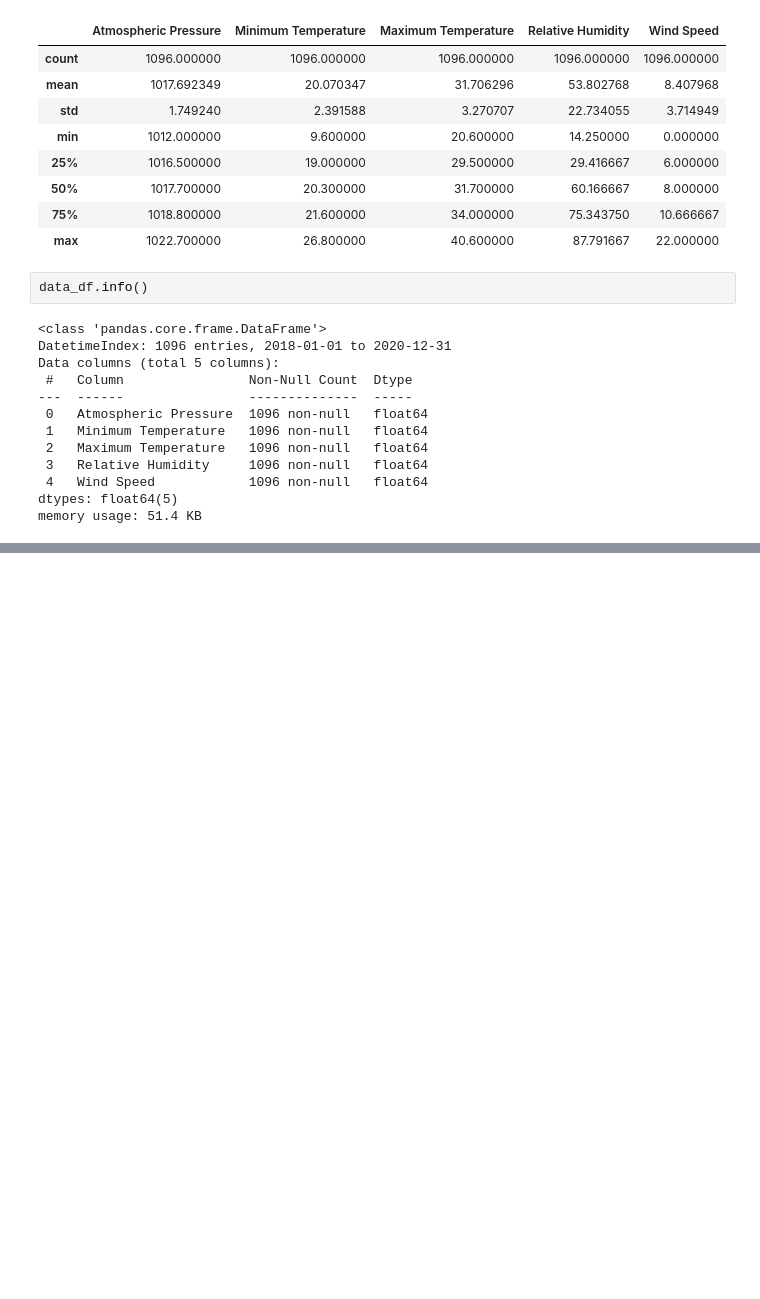
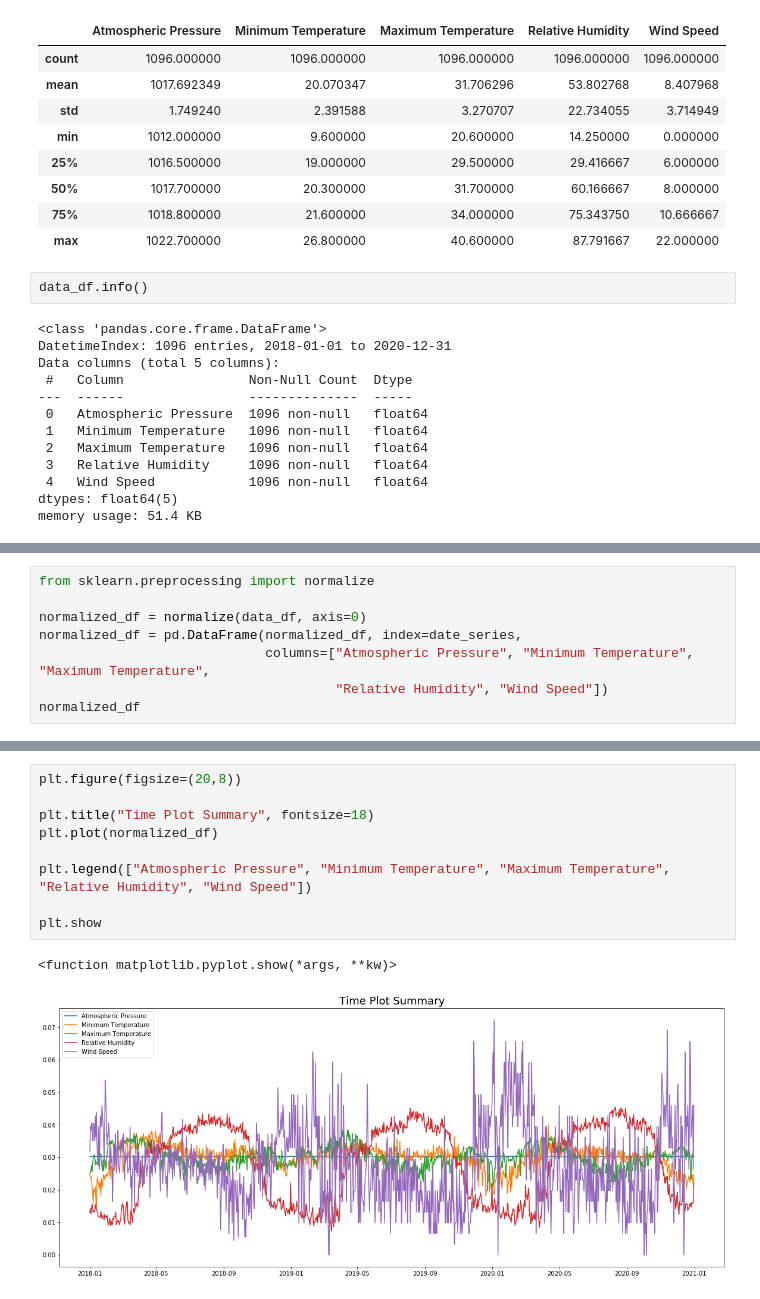
Before and after one commit to olanrewajufarooq/WeatherForecast-LSTMModel, a Jupyter notebook: WeatherForecast-LSTM.ipynb, the cells around one changed output, grey strips where cells are left out. Cells and saved outputs as stored; diff of their text form; blank space fills up the shorter version.

```diff
--- a/WeatherForecast-LSTM.ipynb
+++ b/WeatherForecast-LSTM.ipynb
@@ -337,0 +320,8 @@ array([['2018-01-01T00:00:00.000000000'],
+# %%
+from sklearn.preprocessing import normalize
+
+normalized_df = normalize(data_df, axis=0)
+normalized_df = pd.DataFrame(normalized_df, index=date_series,
+                             columns=["Atmospheric Pressure", "Minimum Temperature", "Maximum Temperature",
+                                      "Relative Humidity", "Wind Speed"])
+normalized_df
@@ -337,0 +342,12 @@ array([['2018-01-01T00:00:00.000000000'],
+# %%
+plt.figure(figsize=(20,8))
+
+plt.title("Time Plot Summary", fontsize=18)
+plt.plot(normalized_df)
+
+plt.legend(["Atmospheric Pressure", "Minimum Temperature", "Maximum Temperature", "Relative Humidity", "Wind Speed"])
+
+plt.show
+# %% [output]
+<function matplotlib.pyplot.show(*args, **kw)>
+[figure, added]
```
Also changed, not shown: parts of 12 cells of this notebook.
